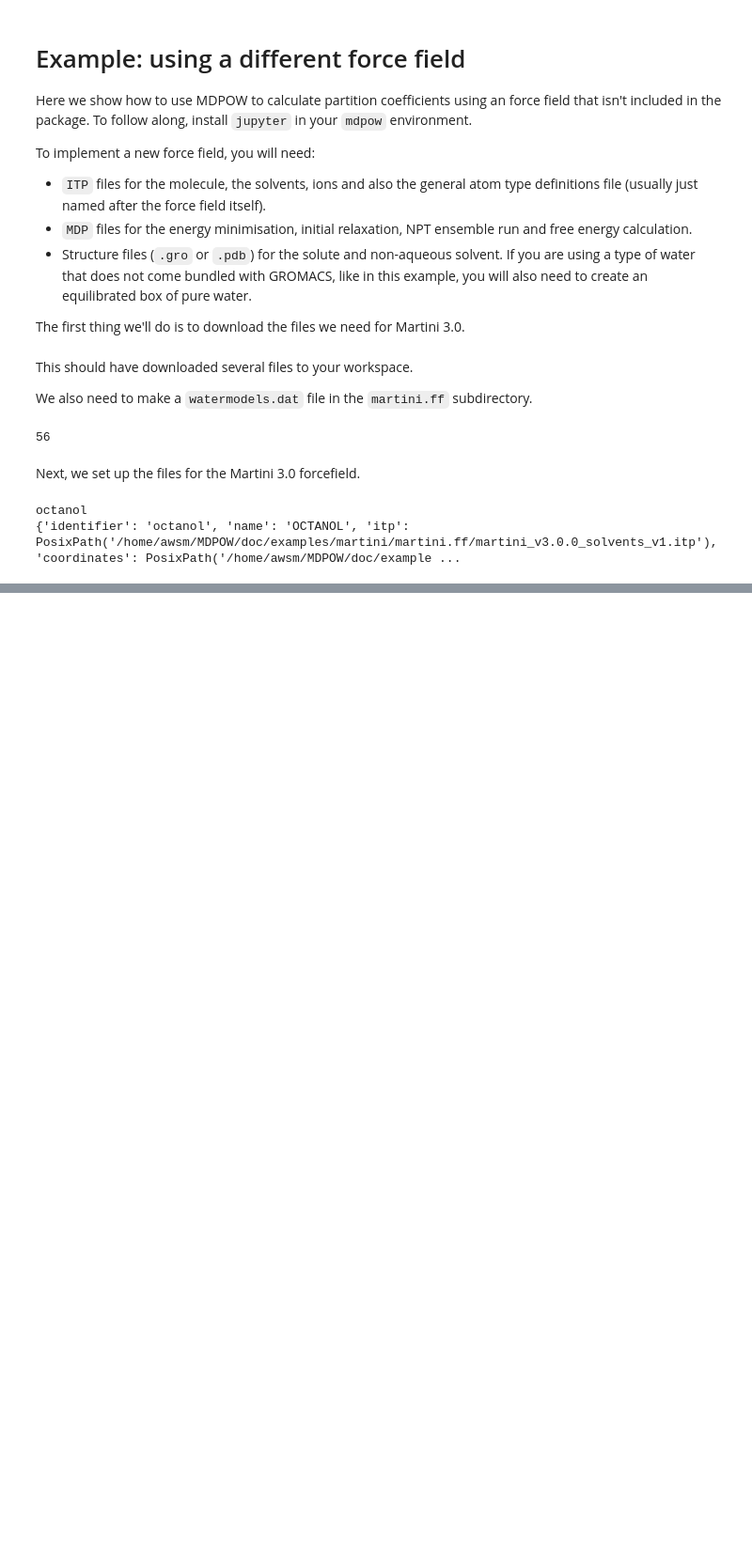
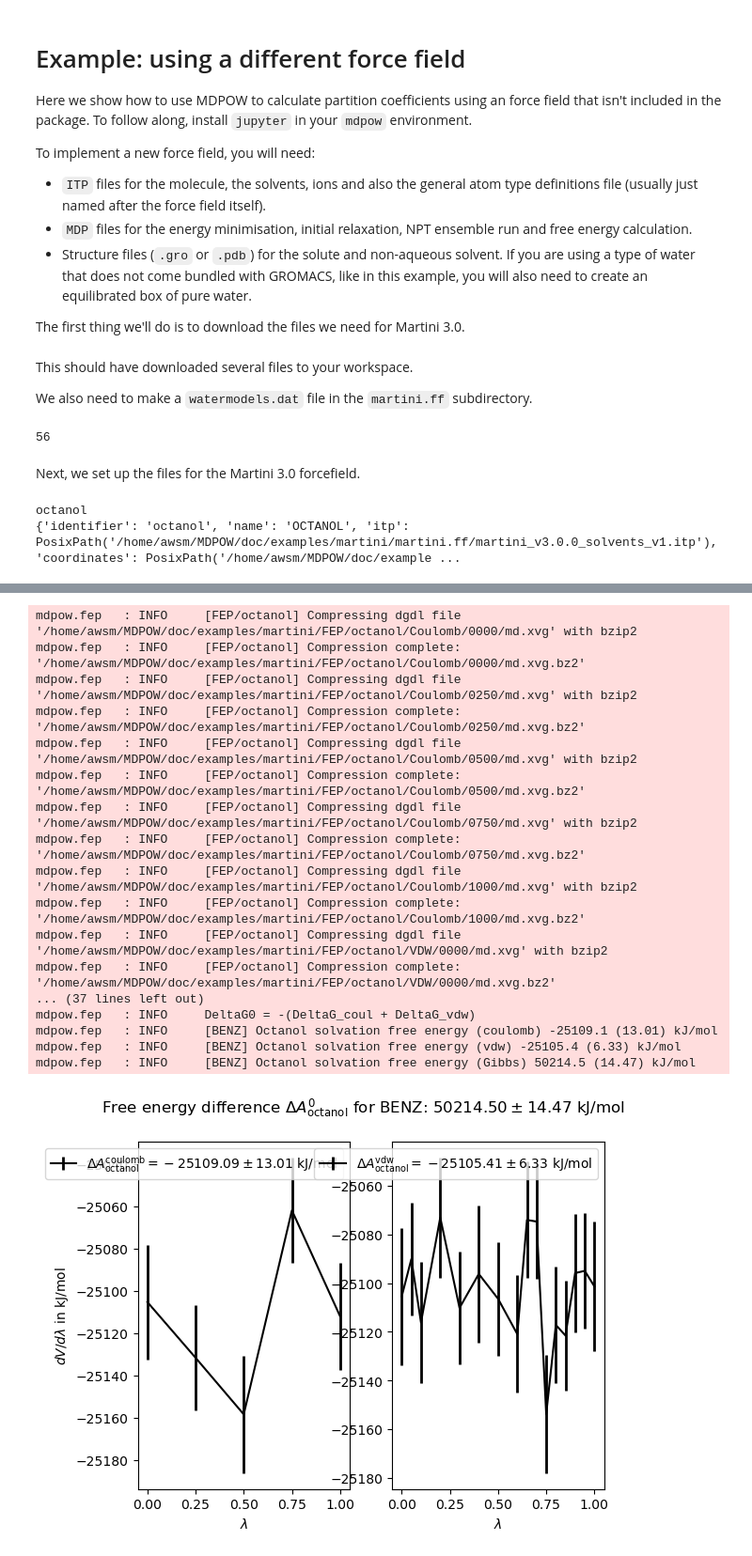
Before and after one commit to Becksteinlab/MDPOW, a Jupyter notebook: doc/examples/martini/martini-benzene.ipynb, the cells around one changed output, grey strips where cells are left out. Shown: that part at 94% size. Saved outputs shown, nothing was run; the diff lists cells and outputs as text; code cells hidden in the pictures; blank space fills up the shorter version.

```diff
--- a/doc/examples/martini/martini-benzene.ipynb
+++ b/doc/examples/martini/martini-benzene.ipynb
@@ -344,0 +650,18 @@ O.MD_relaxed(runtime=0.5)
+# %%
+from mdpow.equil import OctanolSimulation
+
+oct_sim = OctanolSimulation(
+    molecule="BENZ",
+    ff_class=MARTINI,
+    mdp={
+        "energy_minimize": str(EM_FILE.absolute()),
+        "MD_relaxed": str(EQ_FILE.absolute()),
+        "MD_NPT": str(EQ_FILE.absolute()),
+        "MD_restrained": str(RUN_FILE.absolute()),
+    },
+    distance=4.0,
+)
+oct_sim.topology(str(BENZENE_ITP))
+oct_sim.solvate(struct=MARTINI_BENZENE, maxwarn=1)
+oct_sim.energy_minimize(maxwarn=1)
+oct_sim.MD_relaxed(runtime=1e3, dt=0.01)
@@ -344,0 +914,3 @@ O.MD_relaxed(runtime=0.5)
+# %%
+goct = mdpow.fep.Goct(simulation=oct_sim, runtime=1e+3, mdp=str(RUN_FILE.absolute()))
+goct.setup(dt=0.02, edr=False)
@@ -344,0 +1147,23 @@ O.MD_relaxed(runtime=0.5)
+# %%
+goct.collect()
+goct.analyze()
+goct.plot()
+# %% [output]
+mdpow.fep   : INFO     [FEP/octanol] Compressing dgdl file '/home/awsm/MDPOW/doc/examples/martini/FEP/octanol/Coulomb/0000/md.xvg' with bzip2
+mdpow.fep   : INFO     [FEP/octanol] Compression complete: '/home/awsm/MDPOW/doc/examples/martini/FEP/octanol/Coulomb/0000/md.xvg.bz2'
+mdpow.fep   : INFO     [FEP/octanol] Compressing dgdl file '/home/awsm/MDPOW/doc/examples/martini/FEP/octanol/Coulomb/0250/md.xvg' with bzip2
+mdpow.fep   : INFO     [FEP/octanol] Compression complete: '/home/awsm/MDPOW/doc/examples/martini/FEP/octanol/Coulomb/0250/md.xvg.bz2'
+mdpow.fep   : INFO     [FEP/octanol] Compressing dgdl file '/home/awsm/MDPOW/doc/examples/martini/FEP/octanol/Coulomb/0500/md.xvg' with bzip2
+mdpow.fep   : INFO     [FEP/octanol] Compression complete: '/home/awsm/MDPOW/doc/examples/martini/FEP/octanol/Coulomb/0500/md.xvg.bz2'
+mdpow.fep   : INFO     [FEP/octanol] Compressing dgdl file '/home/awsm/MDPOW/doc/examples/martini/FEP/octanol/Coulomb/0750/md.xvg' with bzip2
+mdpow.fep   : INFO     [FEP/octanol] Compression complete: '/home/awsm/MDPOW/doc/examples/martini/FEP/octanol/Coulomb/0750/md.xvg.bz2'
+mdpow.fep   : INFO     [FEP/octanol] Compressing dgdl file '/home/awsm/MDPOW/doc/examples/martini/FEP/octanol/Coulomb/1000/md.xvg' with bzip2
+mdpow.fep   : INFO     [FEP/octanol] Compression complete: '/home/awsm/MDPOW/doc/examples/martini/FEP/octanol/Coulomb/1000/md.xvg.bz2'
+mdpow.fep   : INFO     [FEP/octanol] Compressing dgdl file '/home/awsm/MDPOW/doc/examples/martini/FEP/octanol/VDW/0000/md.xvg' with bzip2
+mdpow.fep   : INFO     [FEP/octanol] Compression complete: '/home/awsm/MDPOW/doc/examples/martini/FEP/octanol/VDW/0000/md.xvg.bz2'
+... (37 lines left out)
+mdpow.fep   : INFO     DeltaG0 = -(DeltaG_coul + DeltaG_vdw)
+mdpow.fep   : INFO     [BENZ] Octanol solvation free energy (coulomb) -25109.1 (13.01) kJ/mol
+mdpow.fep   : INFO     [BENZ] Octanol solvation free energy (vdw) -25105.4 (6.33) kJ/mol
+mdpow.fep   : INFO     [BENZ] Octanol solvation free energy (Gibbs) 50214.5 (14.47) kJ/mol
+[figure, added]
```
Also changed, not shown: parts of 16 cells of this notebook, 1 other file.
